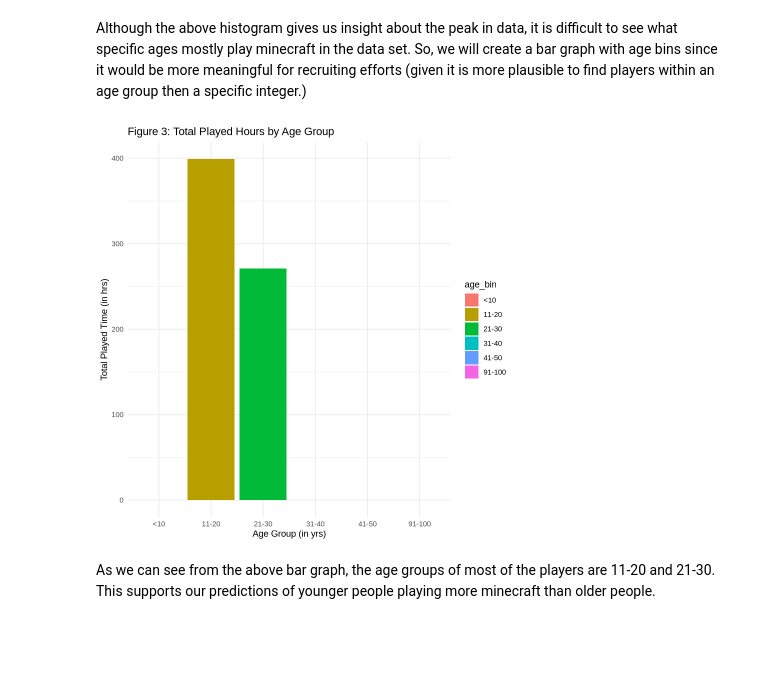
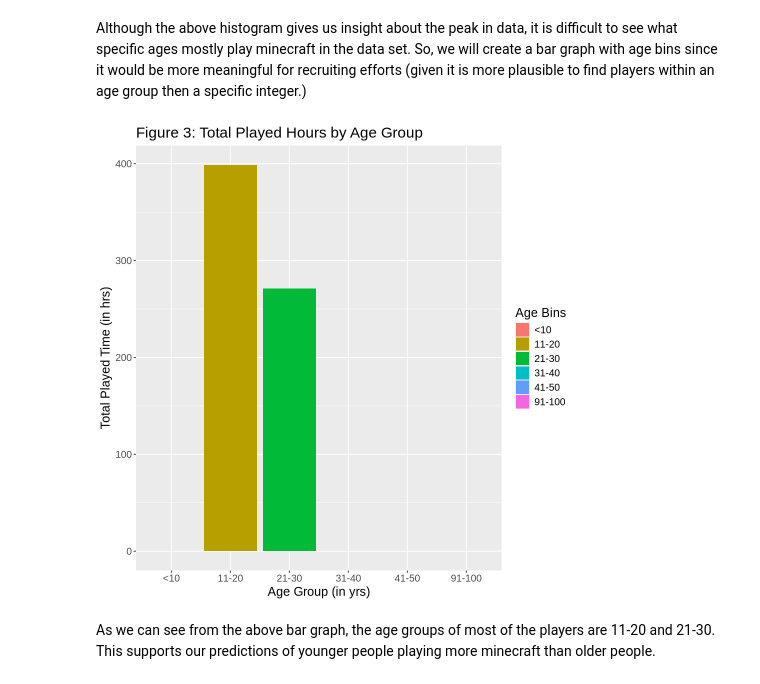
Before and after one commit to leenzeidan/minecraft_project, a Jupyter notebook: Minecraft_Playtime_Analysis_Refined_R.ipynb, the cells around one changed output. Saved outputs shown, nothing was run; the diff lists cells and outputs as text; code cells hidden in the pictures; blank space fills up the shorter version.

```diff
--- a/Minecraft_Playtime_Analysis_Refined_R.ipynb
+++ b/Minecraft_Playtime_Analysis_Refined_R.ipynb
@@ -177,18 +162,18 @@ ggplot(players_100, aes(x = age)) +
 # %% [markdown]
 Although the above histogram gives us insight about the peak in data, it is difficult to see what specific ages mostly play minecraft in the data set. So, we will create a bar graph with age bins since it would be more meaningful for recruiting efforts (given it is more plausible to find players within an age group then a specific integer.)
 # %%
-
 players_binned <- players_100 |>
   mutate(age_bin = cut(age, breaks = seq(0, 100, by = 10), right = FALSE, labels = c("<10", "11-20", "21-30", "31-40", "41-50", "51-60", "61-70", "71-80", "81-90", "91-100"))) %>%
   group_by(age_bin)
 
-# Create the bar chart
+options(repr.plot.height = 8, repr.plot.width = 8)
+
 ggplot(players_binned, aes(x = age_bin, y = total_played_hours, fill = age_bin)) +
-  geom_bar(stat = "identity") +
-  labs(title = "Figure 3: Total Played Hours by Age Group", x = "Age Group (in yrs)", y = "Total Played Time (in hrs)") +
-  theme_minimal()
+    geom_bar(stat = "identity") +
+    labs(title = "Figure 3: Total Played Hours by Age Group", x = "Age Group (in yrs)", y = "Total Played Time (in hrs)", fill = "Age Bins") +
+    theme(text = element_text(size = 15))
 # %% [output]
-[figure, old version]
+[figure, new version]
 # %% [markdown]
 As we can see from the above bar graph, the age groups of most of the players are 11-20 and 21-30. This supports our predictions of younger people playing more minecraft than older people.
 # %% [markdown]
```
Also changed, not shown: parts of 22 cells of this notebook.
